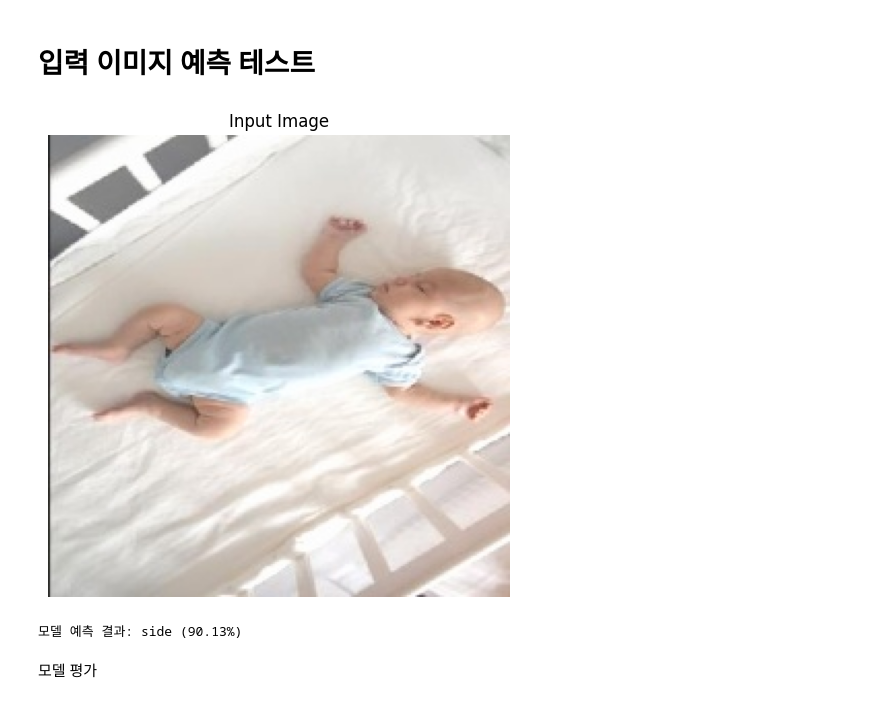
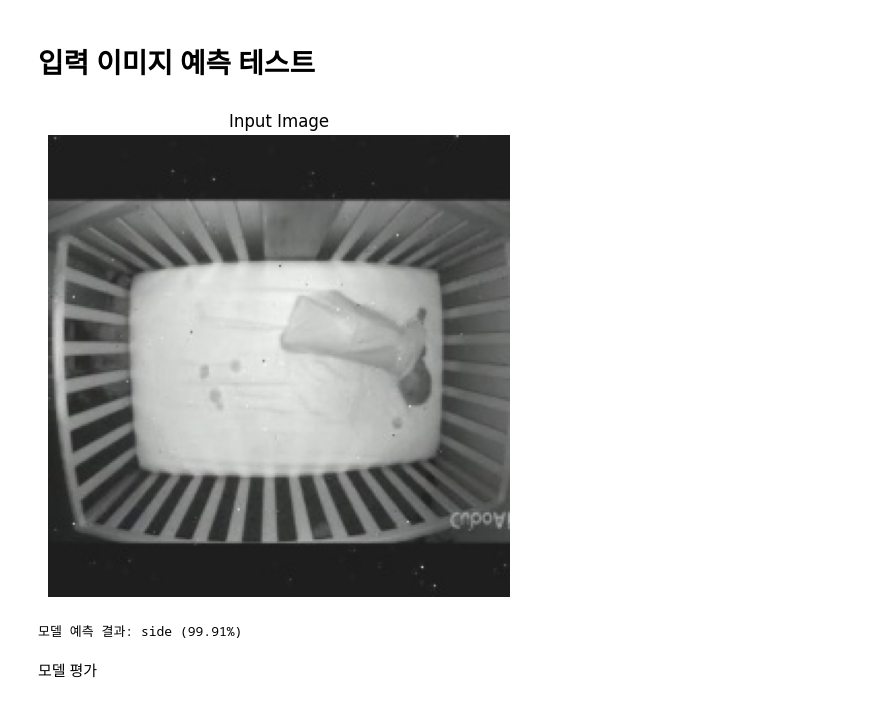
Before and after one commit to SafeBabyAI/MakeModel, a Jupyter notebook: ResNet50/savebaby.ipynb, the cells around one changed output. Drawn from its saved outputs; the diff is of its cells as text; code cells hidden in the pictures.

```diff
--- a/ResNet50/savebaby.ipynb
+++ b/ResNet50/savebaby.ipynb
@@ -258,36 +258,36 @@ transform = transforms.Compose([
 
 def predict_image(image_path):
     # 이미지 로드 및 RGB 형식으로 변환
     image = Image.open(image_path).convert("RGB")
 
     # 이미지 출력
     plt.figure(figsize=(6, 6))
     plt.imshow(image)
     plt.axis("off")
     plt.title("Input Image")
     plt.show()
 
     # 모델 입력을 위한 변환 적용
     image_tensor = transform(image).unsqueeze(0)  # 변환 후 배치 차원 추가
 
     # 모델 예측
     with torch.no_grad():
         output = model(image_tensor)  # 모델의 원본 출력 (Logits)
         probabilities = F.softmax(output, dim=1)  # 🔹 Softmax 적용 (확률 변환)
         confidence, predicted = torch.max(probabilities, 1)  # 🔹 확률이 가장 높은 클래스 선택
 
     # 예측 결과 출력
     class_names = ["Back", "Front" , "side"]  # 0: Back, 1: Front , 2: side
     predicted_class = class_names[predicted.item()]
     confidence_score = confidence.item() * 100  # 🔹 백분율 변환
 
     print(f"모델 예측 결과: {predicted_class} ({confidence_score:.2f}%)")  # 🔹 확률 추가
 
 # 예측할 이미지
-predict_image(r"C:\Users\user\Desktop\project\MakeModel\ResNet50\data\side\s0001_bright_sr.jpeg")
+predict_image(r"C:\Users\user\Desktop\project\MakeModel\ResNet50\data\side\s0014_bright_sr.jpeg")
 # %% [output]
-[figure, old version]
+[figure, new version]
-모델 예측 결과: side (90.13%)
+모델 예측 결과: side (99.91%)
 # %% [markdown]
 모델 평가
 # %%
```
Also changed, not shown: parts of 1 cell of this notebook.
